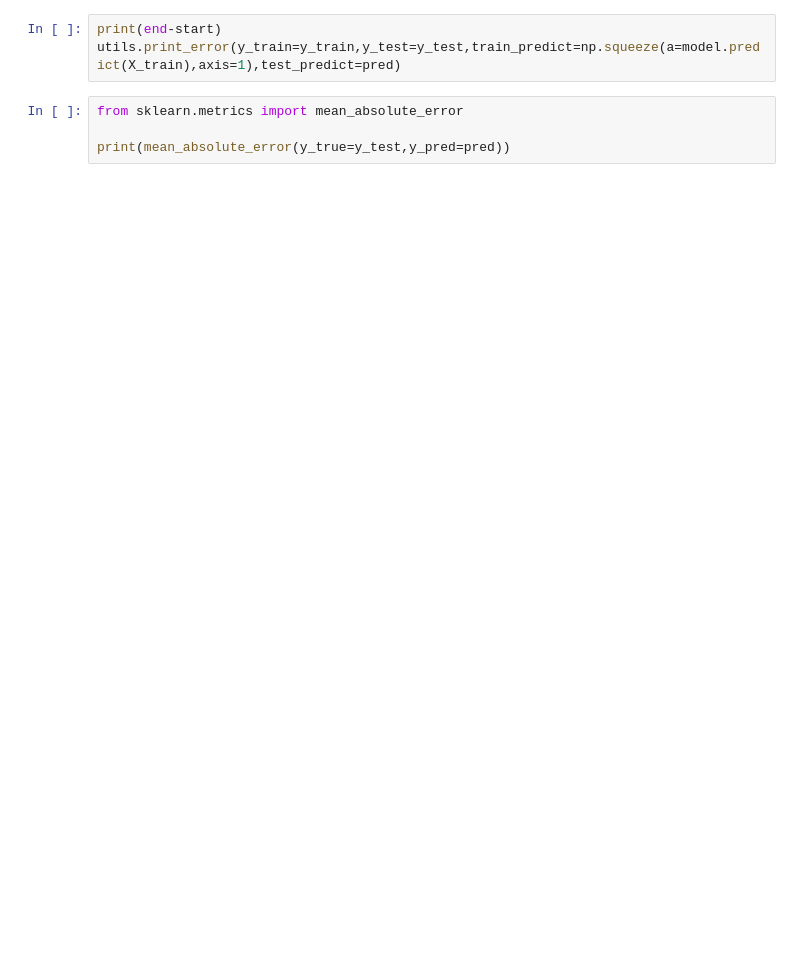
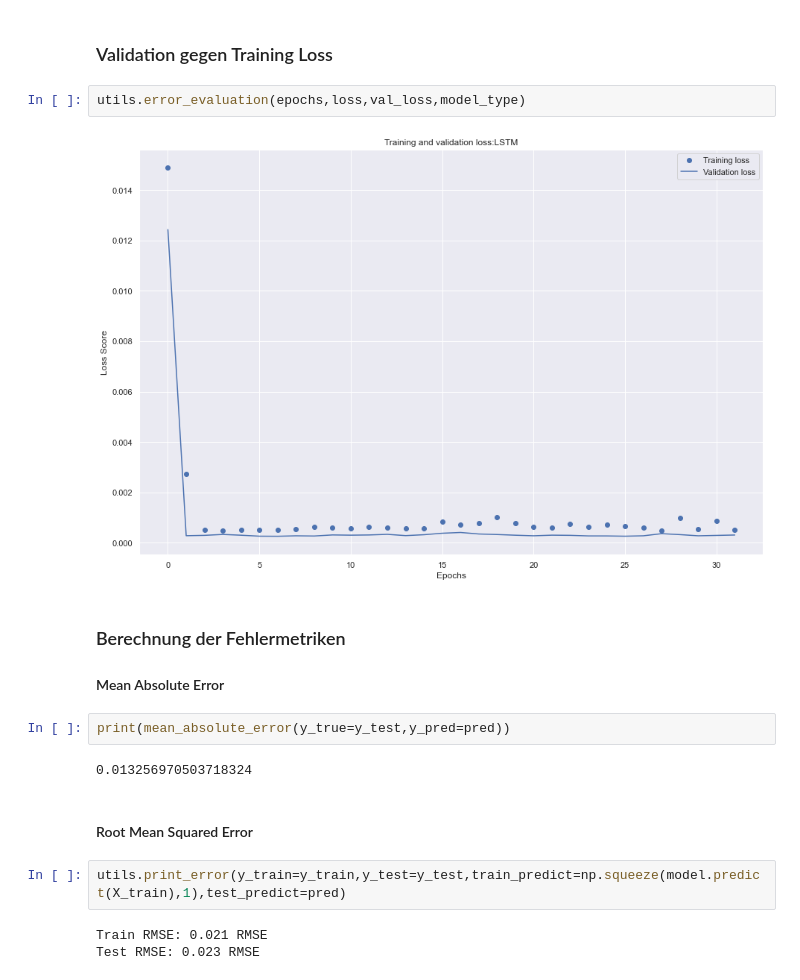
Before and after one commit to EstrixDS/thesis_rnn_financial_prediction, a Jupyter notebook: lstm.ipynb, the cells around one changed output. Drawn from its saved outputs; the diff is of its cells as text; blank space fills up the shorter version.

```diff
--- a/lstm.ipynb
+++ b/lstm.ipynb
@@ -68,7 +133,20 @@ end = time.time()
+# %% [markdown]
+### Validation gegen Training Loss
+# %%
+utils.error_evaluation(epochs,loss,val_loss,model_type)
+# %% [output]
+[figure, added]
+# %% [markdown]
+### Berechnung der Fehlermetriken
+#### Mean Absolute Error
+# %%
+print(mean_absolute_error(y_true=y_test,y_pred=pred))
+# %% [output]
+0.013256970503718324
+# %% [markdown]
+#### Root Mean Squared Error
 # %%
-print(end-start)
-utils.print_error(y_train=y_train,y_test=y_test,train_predict=np.squeeze(a=model.predict(X_train),axis=1),test_predict=pred)
+utils.print_error(y_train=y_train,y_test=y_test,train_predict=np.squeeze(model.predict(X_train),1),test_predict=pred)
+# %% [output]
+Train RMSE: 0.021 RMSE
+Test RMSE: 0.023 RMSE
-# %%
-from sklearn.metrics import mean_absolute_error
-
-print(mean_absolute_error(y_true=y_test,y_pred=pred))
```
Also changed, not shown: parts of 18 cells of this notebook, 2 other files.
